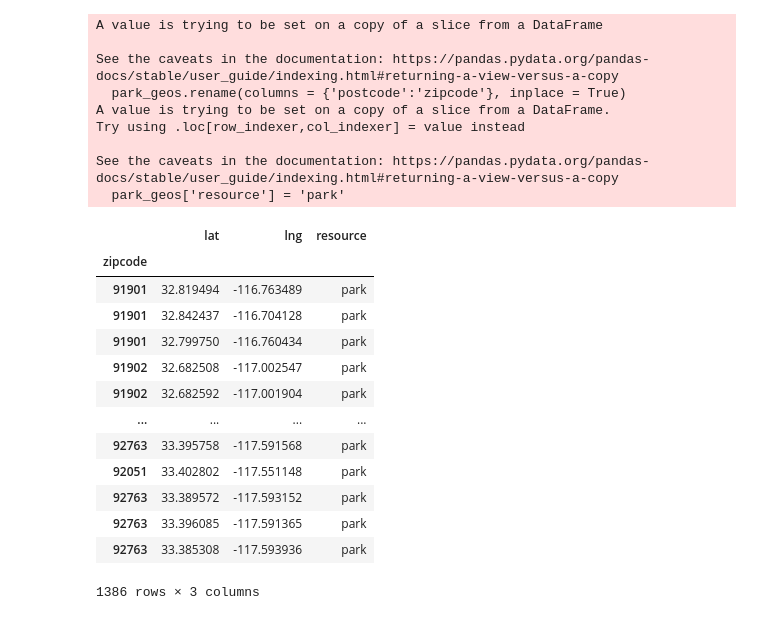
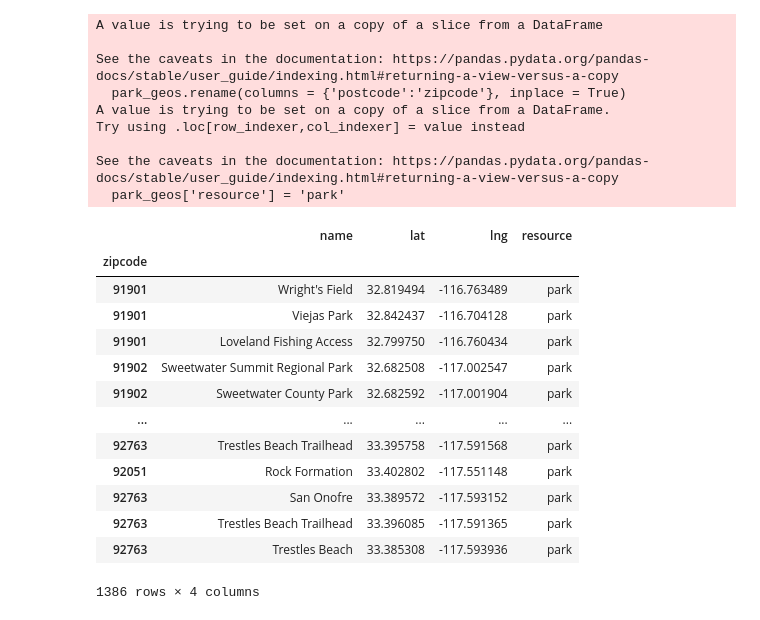
Before and after one commit to tsmtruong/final-project, a Jupyter notebook: clean_geo_all.ipynb, the cells around one changed output. Saved outputs shown, nothing was run; the diff lists cells and outputs as text; code cells hidden in the pictures.

```diff
--- a/clean_geo_all.ipynb
+++ b/clean_geo_all.ipynb
@@ -116,32 +144,32 @@ See the caveats in the documentation: https://pandas.pydata.org/pandas-docs/stab
 # %%
-# Business Geos
-park_geos = parks[['lat','lng','postcode']]
+# Park Geos
+park_geos = parks[['name','lat','lng','postcode']]
 park_geos.rename(columns = {'postcode':'zipcode'}, inplace = True)
 park_geos['resource'] = 'park'
 park_geos = park_geos.set_index('zipcode')
 park_geos
 # %% [output]
 A value is trying to be set on a copy of a slice from a DataFrame
 
 See the caveats in the documentation: https://pandas.pydata.org/pandas-docs/stable/user_guide/indexing.html#returning-a-view-versus-a-copy
   park_geos.rename(columns = {'postcode':'zipcode'}, inplace = True)
 A value is trying to be set on a copy of a slice from a DataFrame.
 Try using .loc[row_indexer,col_indexer] = value instead
 
 See the caveats in the documentation: https://pandas.pydata.org/pandas-docs/stable/user_guide/indexing.html#returning-a-view-versus-a-copy
   park_geos['resource'] = 'park'
-|  | lat | lng | resource |
-| zipcode |  |  |  |
-| 91901 | 32.819494 | -116.763489 | park |
-| 91901 | 32.842437 | -116.704128 | park |
-| 91901 | 32.799750 | -116.760434 | park |
-| 91902 | 32.682508 | -117.002547 | park |
-| 91902 | 32.682592 | -117.001904 | park |
-| ... | ... | ... | ... |
-| 92763 | 33.395758 | -117.591568 | park |
-| 92051 | 33.402802 | -117.551148 | park |
-| 92763 | 33.389572 | -117.593152 | park |
-| 92763 | 33.396085 | -117.591365 | park |
-| 92763 | 33.385308 | -117.593936 | park |
+|  | name | lat | lng | resource |
+| zipcode |  |  |  |  |
+| 91901 | Wright's Field | 32.819494 | -116.763489 | park |
+| 91901 | Viejas Park | 32.842437 | -116.704128 | park |
+| 91901 | Loveland Fishing Access | 32.799750 | -116.760434 | park |
+| 91902 | Sweetwater Summit Regional Park | 32.682508 | -117.002547 | park |
+| 91902 | Sweetwater County Park | 32.682592 | -117.001904 | park |
+| ... | ... | ... | ... | ... |
+| 92763 | Trestles Beach Trailhead | 33.395758 | -117.591568 | park |
+| 92051 | Rock Formation | 33.402802 | -117.551148 | park |
+| 92763 | San Onofre | 33.389572 | -117.593152 | park |
+| 92763 | Trestles Beach Trailhead | 33.396085 | -117.591365 | park |
+| 92763 | Trestles Beach | 33.385308 | -117.593936 | park |
-1386 rows × 3 columns
+1386 rows × 4 columns
 # %%
```
Also changed, not shown: parts of 11 cells of this notebook, 1 other file.
